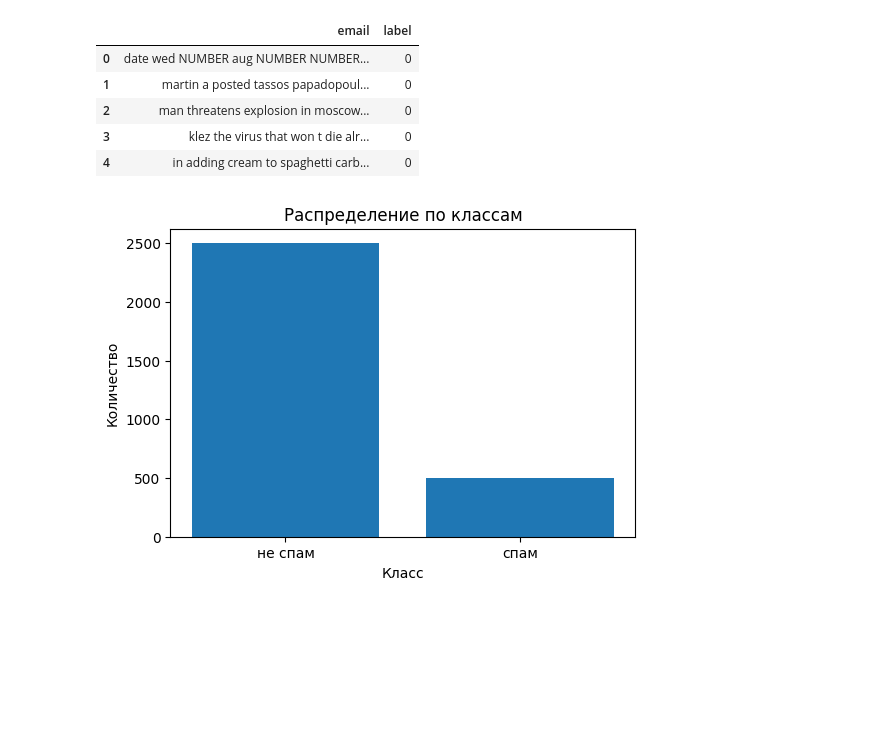
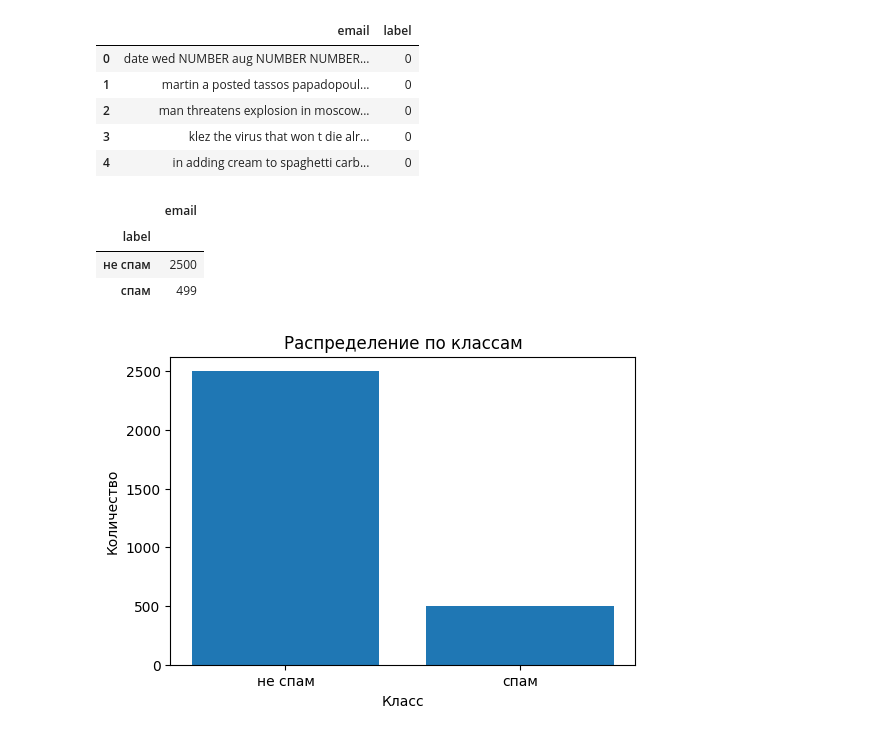
Before and after one commit to Fedgun/My_repository, a Jupyter notebook: Skillfactory/47. MATH&ML-7. Теория вероятностей в контексте наивного байесовского классификатора/SGA_unit6_NBC.ipynb, the cells around one changed output. Drawn from its saved outputs; the diff is of its cells as text; code cells hidden in the pictures; blank space fills up the shorter version.

```diff
--- a/Skillfactory/47. MATH&ML-7. Теория вероятностей в контексте наивного байесовского классификатора/SGA_unit6_NBC.ipynb
+++ b/Skillfactory/47. MATH&ML-7. Теория вероятностей в контексте наивного байесовского классификатора/SGA_unit6_NBC.ipynb
@@ -31,6 +31,13 @@ df.head()
 сlass = ['не спам','спам']                                          # Список для расшифровки
 label_distrib = df.groupby('label').count()                         # группировка данных
 label_distrib.index = label_distrib.index.map(lambda x: сlass[x])   # Заменяем категории классов на слова
+# %%
+label_distrib
+# %% [output]
+|  | email |
+| label |  |
+| не спам | 2500 |
+| спам | 499 |
 # %%
 # Визуализируем распределение меток
 сlass = {1:'спам', 0: 'не спам'}
```
Also changed, not shown: parts of 11 cells of this notebook.
